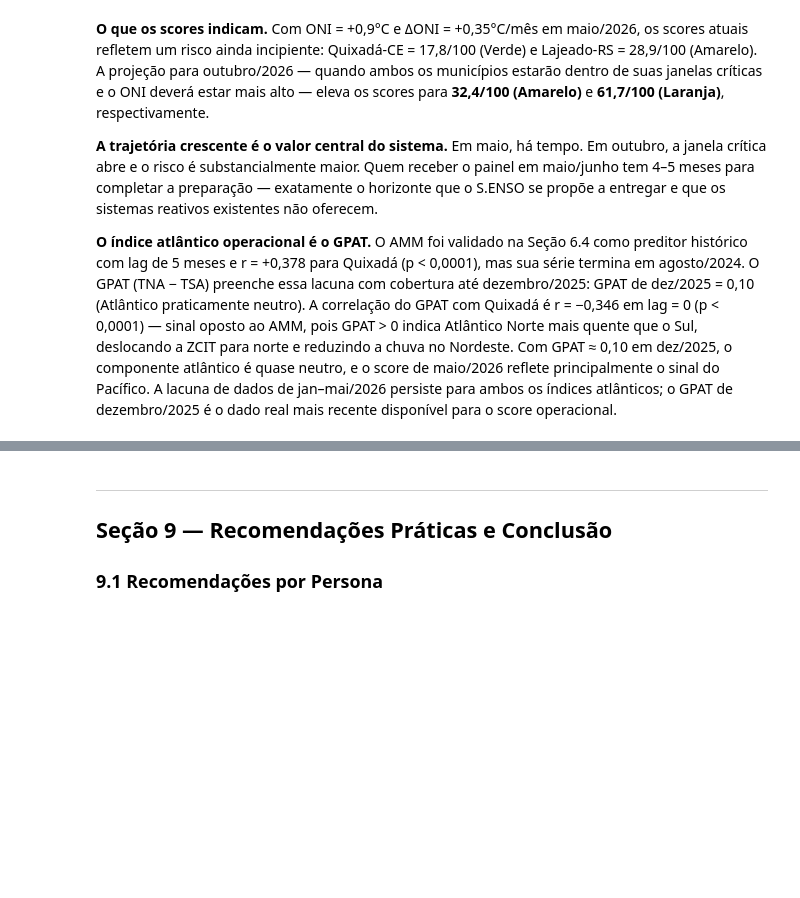
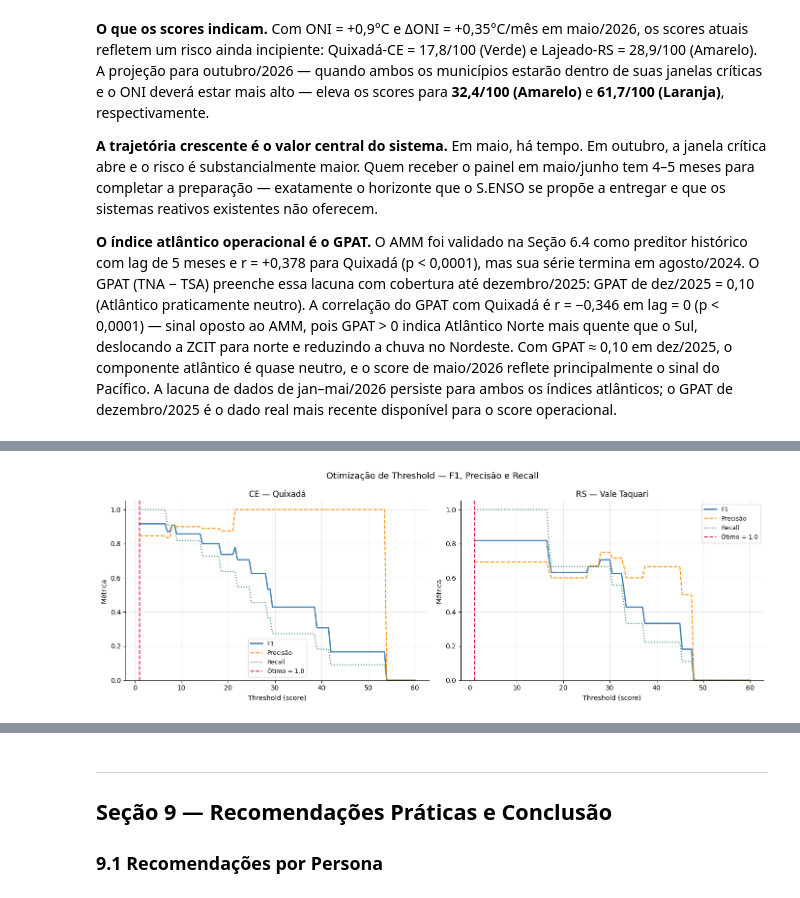
Before and after one commit to DiegoDegan/FIAP-GS2-SENSO-ElNino, a Jupyter notebook: SENSO_notebook_rascunho.ipynb, the cells around one changed output, grey strips where cells are left out. Drawn from its saved outputs; the diff is of its cells as text; code cells hidden in the pictures; blank space fills up the shorter version.

Commit message:
Add: Seções 8.4 e 8.5 - Avaliação do Score e Fine Tunning

```diff
--- a/SENSO_notebook_rascunho.ipynb
+++ b/SENSO_notebook_rascunho.ipynb
@@ -2177,9 +2177,9 @@ plt.show()
 # =========================================================================
 
 # Valores de correlação já calculados no notebook
-CORR_ONI_CE  = 0.0    # sem lag significativo em Quixadá (seção 6.1)
+CORR_GPAT_CE = -0.346 # lag 0, Quixadá (seção 6.4)
+CORR_ONI_CE  = abs(CORR_GPAT_CE)  # sensibilidade via Atlântico Tropical (|r|=0,346, seção 6.4)
 CORR_ONI_RS  = 0.291  # lag 0, Lajeado (seção 6.1)
-CORR_GPAT_CE = -0.346 # lag 0, Quixadá (seção 6.4)
 CORR_GPAT_RS = 0.0    # GPAT não significativo para Lajeado (seção 6.4)
 
 # Desvio histórico de precipitação em El Niños (seção 7)
@@ -2250,3 +2250,86 @@ for mun, col_sc, col_dec in [('CE — Quixadá', 'Score_CE', 'Decreto_CE'),
 RS — Vale Taquari — acertos com score>25: 6/13 (46%)
   Falsos negativos (decreto sem alerta): 3
   Falsos positivos (alerta sem decreto): 4
+# %%
+# =========================================================================
+# 8.5 Otimizacao de threshold por F1-score
+# =========================================================================
+
+import numpy as np
+import os
+from sklearn.metrics import precision_score, recall_score, f1_score
+
+thresholds = np.arange(1.0, 60.5, 0.5)
+
+configs = [
+    ("CE — Quixadá",      "Score_CE", "Decreto_CE"),
+    ("RS — Vale Taquari", "Score_RS", "Decreto_RS"),
+]
+
+fig, axes = plt.subplots(1, 2, figsize=(14, 5))
+fig.suptitle("Otimização de Threshold — F1, Precisão e Recall", fontsize=13)
+
+resultados_otimos = {}
+
+for ax, (mun, col_sc, col_dec) in zip(axes, configs):
+    real = df_val[col_dec].values
+    f1s, precs, recs = [], [], []
+
+    for t in thresholds:
+        pred = (df_val[col_sc] > t).astype(int).values
+        if pred.sum() == 0:
+            f1s.append(0.0); precs.append(0.0); recs.append(0.0)
+        else:
+            f1s.append(f1_score(real, pred, zero_division=0))
+            precs.append(precision_score(real, pred, zero_division=0))
+            recs.append(recall_score(real, pred, zero_division=0))
+
+    f1s = np.array(f1s)
+    idx_opt = np.argmax(f1s)
+    t_opt   = float(thresholds[idx_opt])
+    resultados_otimos[mun] = {"threshold": t_opt, "col_sc": col_sc, "col_dec": col_dec}
+
+    ax.plot(thresholds, f1s,   label="F1",      color="steelblue",  lw=2)
+    ax.plot(thresholds, precs, label="Precisão", color="darkorange", lw=1.5, ls="--")
+    ax.plot(thresholds, recs,  label="Recall",   color="seagreen",   lw=1.5, ls=":")
+    ax.axvline(t_opt, color="crimson", lw=1.5, ls="--", label=f"Ótimo = {t_opt:.1f}")
+    ax.set_title(mun)
+    ax.set_xlabel("Threshold (score)")
+    ax.set_ylabel("Métrica")
+    ax.set_ylim(0, 1.05)
+    ax.legend(fontsize=9)
+    ax.grid(True, alpha=0.3)
+
+plt.tight_layout()
+os.makedirs("figuras", exist_ok=True)
+plt.savefig("figuras/fig_threshold_otimizacao.png", dpi=150, bbox_inches="tight")
+plt.show()
+print("Figura salva em figuras/fig_threshold_otimizacao.png")
+
+# Thresholds otimos em variaveis nomeadas para uso na conclusao e no score operacional
+THRESHOLD_CE = resultados_otimos["CE — Quixadá"]["threshold"]
+THRESHOLD_RS = resultados_otimos["RS — Vale Taquari"]["threshold"]
+print(f"Threshold ótimo — Quixadá-CE     : {THRESHOLD_CE:.1f}")
+print(f"Threshold ótimo — Vale Taquari-RS: {THRESHOLD_RS:.1f}")
+
+# Revalidacao com thresholds otimos
+print("")
+print("=== Revalidação com thresholds ótimos ===")
+for mun, col_sc, col_dec in [("CE — Quixadá", "Score_CE", "Decreto_CE"),
+                               ("RS — Vale Taquari", "Score_RS", "Decreto_RS")]:
+    t      = THRESHOLD_CE if "CE" in mun else THRESHOLD_RS
+    alerta = (df_val[col_sc] > t).astype(int)
+    real   = df_val[col_dec]
+    acertos = (alerta == real).sum()
+    fn = ((real == 1) & (alerta == 0)).sum()
+    fp = ((real == 0) & (alerta == 1)).sum()
+    f1 = f1_score(real, alerta, zero_division=0)
+    print("")
+    print(f"{mun} (threshold={t:.1f}):")
+    pct = round(100 * acertos / len(df_val))
+    print(f"  Acertos: {acertos}/{len(df_val)} ({pct}%)")
+    print(f"  Falsos negativos (decreto sem alerta): {fn}")
+    print(f"  Falsos positivos (alerta sem decreto): {fp}")
+    print(f"  F1-score: {f1:.3f}")
+# %% [output]
+[figure, added]
```
Also changed, not shown: parts of 2 cells of this notebook, 1 other file.
